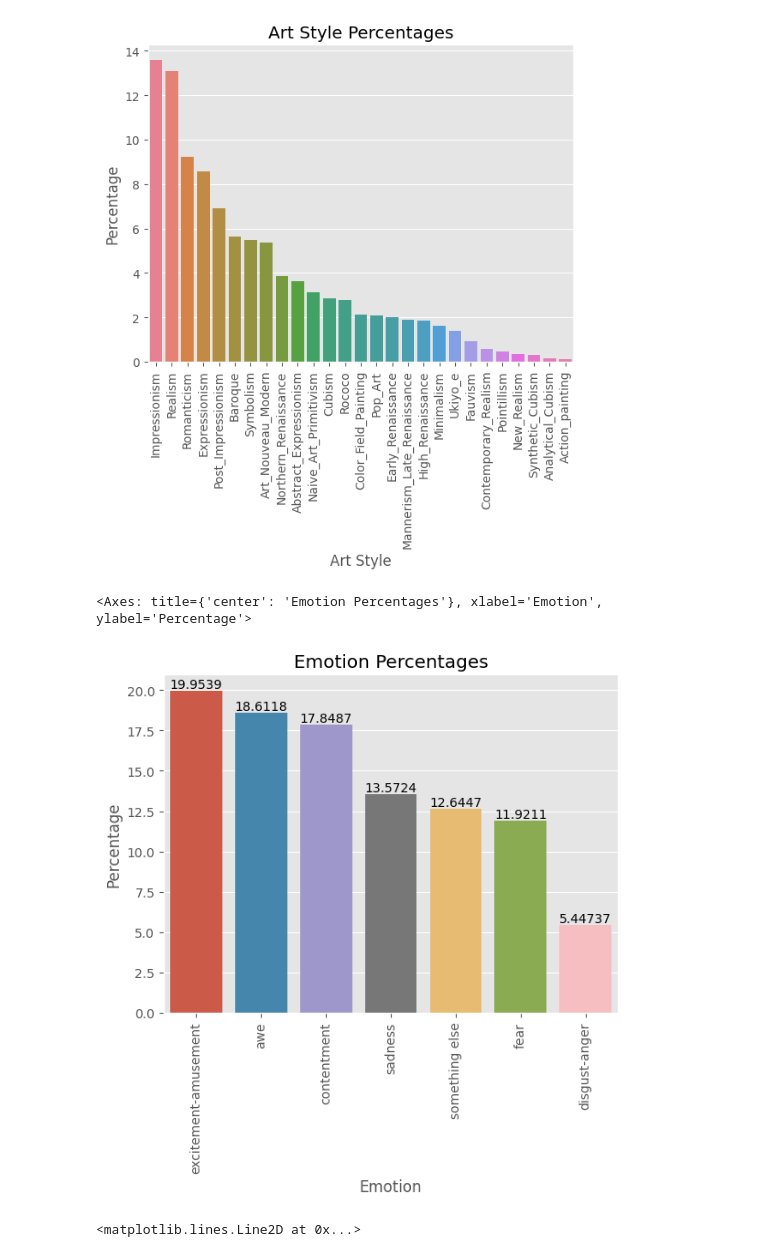
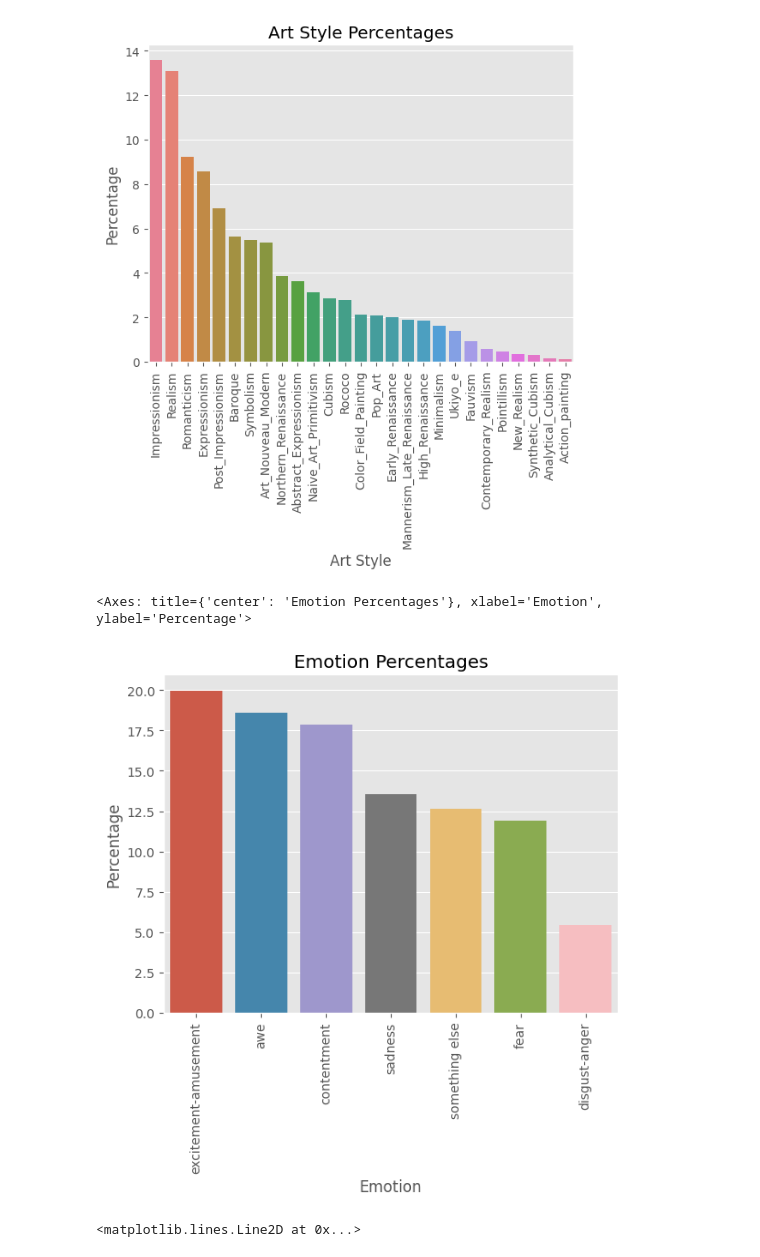
Before and after one commit to AlejandroCiuba/CS2756-Group-Project, a Jupyter notebook: Alejandro/data_exploration_our_splits.ipynb, the cells around one changed output. Cells and saved outputs as stored; diff of their text form; code cells hidden in the pictures.

Commit message:
Worked on presentation figures

```diff
--- a/Alejandro/data_exploration_our_splits.ipynb
+++ b/Alejandro/data_exploration_our_splits.ipynb
@@ -110,10 +119,10 @@ countplot(df, 'art_style')
 <Axes: title={'center': 'Art Style Percentages'}, xlabel='Art Style', ylabel='Percentage'>
 [figure]
 # %%
-countplot(df, 'emotion', True)
+countplot(df, 'emotion')
 # %% [output]
 <Axes: title={'center': 'Emotion Percentages'}, xlabel='Emotion', ylabel='Percentage'>
-[figure, old version]
+[figure, new version]
 # %%
 # Sanity check
 df.groupby(["painting"])['emotion'].unique().map(len).plot(kind="hist", density=1, title="Emotions per Painting")
```
Also changed, not shown: parts of 2 cells of this notebook, 2 other files.
